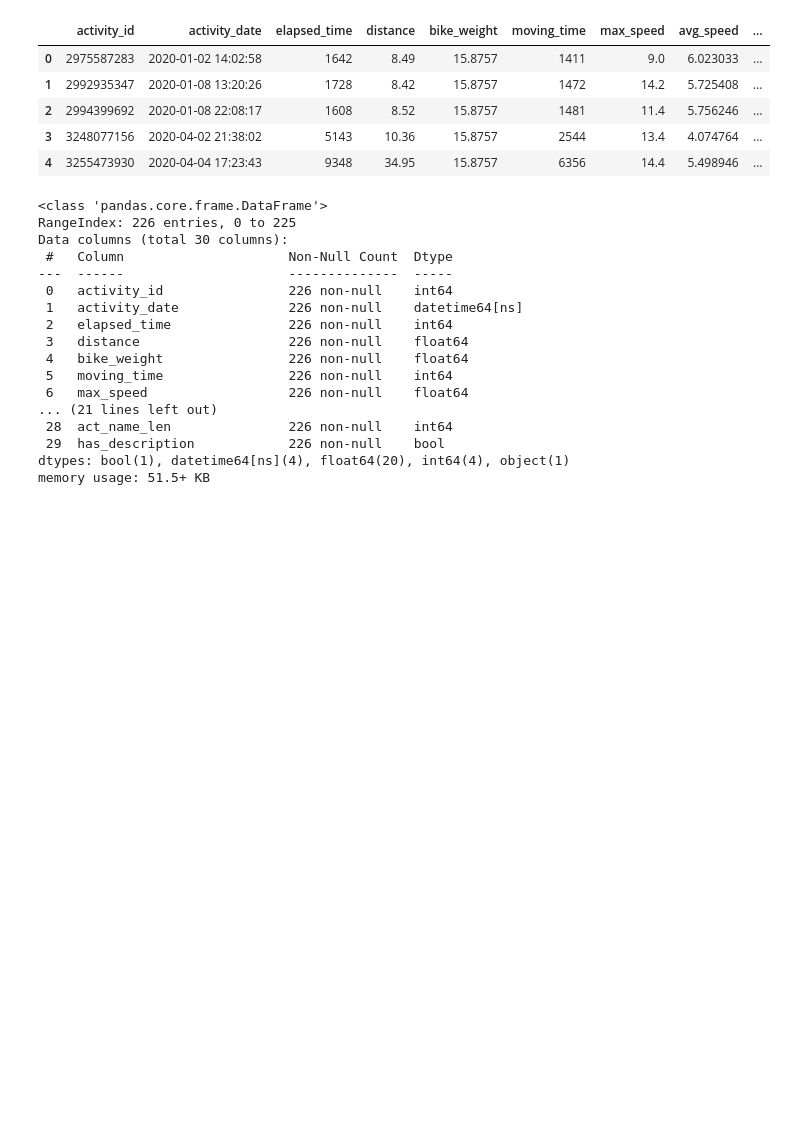
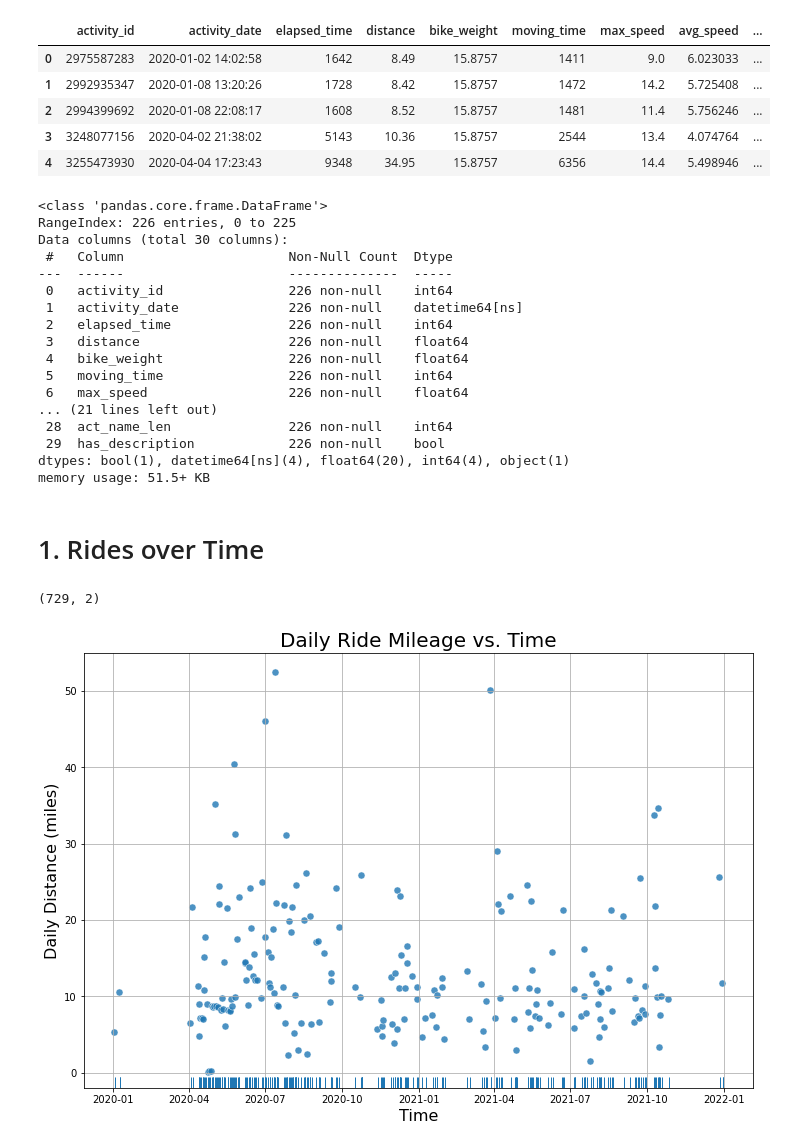
Before and after one commit to ericbauer55/strava-fitness, a Jupyter notebook: src/notebooks/1. Activity Log EDA.ipynb, the cells around one changed output. Cells and saved outputs as stored; diff of their text form; code cells hidden in the pictures; blank space fills up the shorter version.

Commit message:
generated the mileage over time graph

```diff
--- a/src/notebooks/1. Activity Log EDA.ipynb
+++ b/src/notebooks/1. Activity Log EDA.ipynb
@@ -49,3 +49,40 @@ Data columns (total 30 columns):
  29  has_description            226 non-null    bool
 dtypes: bool(1), datetime64[ns](4), float64(20), int64(4), object(1)
 memory usage: 51.5+ KB
+# %% [markdown]
+# 1. Rides over Time
+# %%
+# Create the distance over time dataframe
+# 1. Ensure we are in miles for the best intuition
+km2mi = 0.621371
+df_distance = df[['activity_date','distance']].copy()
+df_distance['distance_mi'] = km2mi * df['distance']
+
+# 2. Make sure the datetime column is the index
+df_distance = df_distance.set_index('activity_date').sort_index()
+# %%
+# 2. Resample the distance travelled in a daily period
+# helpful reference: https://www.youtube.com/watch?v=l4dvMiSDBzs
+# We want LEFT closed-ness and labels since we want all data between [date k 00:00:00, date k+1 00:00:00)
+df_distance = df_distance.resample('D', closed='left', label='left').sum()
+df_distance.shape
+# %% [output]
+(729, 2)
+# %%
+# 3. Get rid of the 0 sum entries that bloated the dataframe. (We don't want to plot them)
+filt_zero_distance = df_distance.loc[:,'distance_mi'] == 0.0
+df_distance = df_distance.loc[~filt_zero_distance, :]
+
+# 4. Reset the Index for plotting
+df_distance = df_distance.reset_index()
+# %%
+fig = plt.figure(figsize=(12,8))
+_ = sns.scatterplot(x='activity_date', y='distance_mi', data=df_distance, s=50, alpha=0.8)
+_ = sns.rugplot(x='activity_date', data=df)
+_ = plt.grid()
+_ = plt.ylim([-2, 55])
+_ = plt.title('Daily Ride Mileage vs. Time', fontsize=20)
+_ = plt.xlabel('Time', fontsize=16)
+_ = plt.ylabel('Daily Distance (miles)', fontsize=16)
+# %% [output]
+[figure, added]
```
Also changed, not shown: parts of 1 cell of this notebook.
